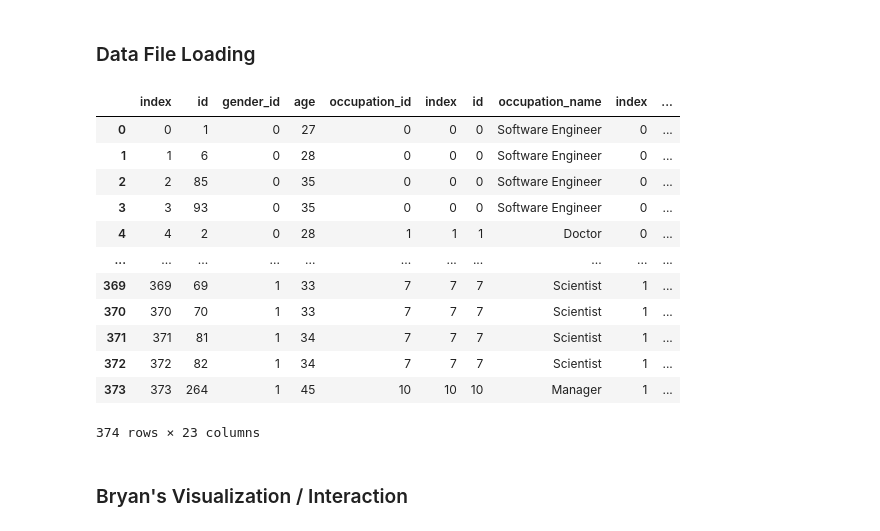
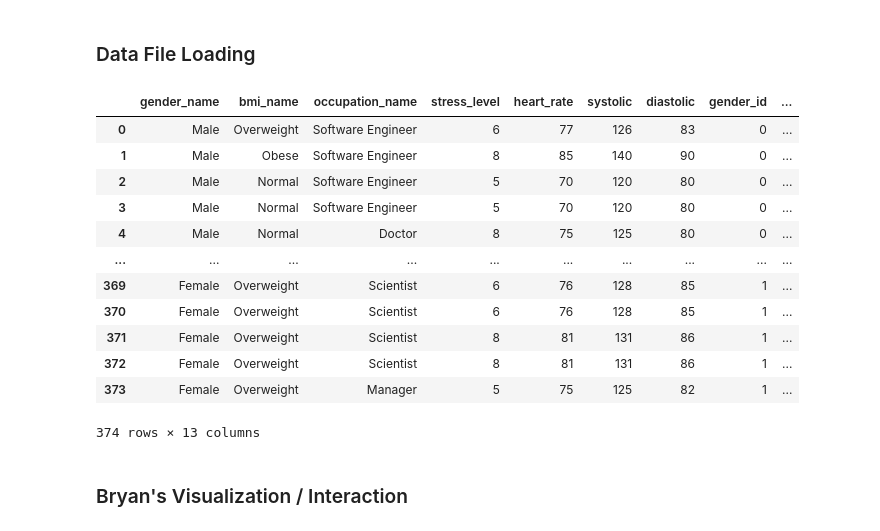
Before and after one commit to reederickson/Project_3, a Jupyter notebook: Master.ipynb, the cells around one changed output. Cells and saved outputs as stored; diff of their text form; code cells hidden in the pictures.

```diff
--- a/Master.ipynb
+++ b/Master.ipynb
@@ -32,30 +32,38 @@ base.prepare(autoload_with=engine)
 # %% [markdown]
 ### Data File Loading
 # %%
-data = pd.read_sql(
-f"SELECT * FROM person AS p \
-    INNER JOIN occupation AS o ON o.id = p.occupation_id\
-    INNER JOIN gender AS g ON p.gender_id = g.id\
-    INNER JOIN health AS h ON h.person_id = p.id\
-    INNER JOIN bmi AS b ON b.id = h.bmi_id",
-    conn
-    )
+data = pd.read_sql('SELECT g.gender_name, b.bmi_name, o.occupation_name, h.stress_level, h.heart_rate, h.systolic, h.diastolic, \
+            p.gender_id, s.sleep_duration, s.sleep_quality, p.age, sd.sleep_disorder_name, s.person_id\
+            FROM person AS p\
+            INNER JOIN sleep AS s\
+            ON s.person_id = p.id\
+            INNER JOIN occupation AS o\
+            ON o.id = p.occupation_id\
+            INNER JOIN gender AS g\
+            ON p.gender_id = g.id\
+            INNER JOIN sleep_disorder AS sd\
+            ON sd.id = s.sleep_disorder_id\
+            INNER JOIN health AS h\
+            ON h.person_id = p.id\
+            INNER JOIN bmi AS b\
+            ON b.id = h.bmi_id',
+            conn)
 
 data
 # %% [output]
-|  | index | id | gender_id | age | occupation_id | index | id | occupation_name | index | ... |
-| 0 | 0 | 1 | 0 | 27 | 0 | 0 | 0 | Software Engineer | 0 | ... |
-| 1 | 1 | 6 | 0 | 28 | 0 | 0 | 0 | Software Engineer | 0 | ... |
-| 2 | 2 | 85 | 0 | 35 | 0 | 0 | 0 | Software Engineer | 0 | ... |
-| 3 | 3 | 93 | 0 | 35 | 0 | 0 | 0 | Software Engineer | 0 | ... |
-| 4 | 4 | 2 | 0 | 28 | 1 | 1 | 1 | Doctor | 0 | ... |
-| ... | ... | ... | ... | ... | ... | ... | ... | ... | ... | ... |
-| 369 | 369 | 69 | 1 | 33 | 7 | 7 | 7 | Scientist | 1 | ... |
-| 370 | 370 | 70 | 1 | 33 | 7 | 7 | 7 | Scientist | 1 | ... |
-| 371 | 371 | 81 | 1 | 34 | 7 | 7 | 7 | Scientist | 1 | ... |
-| 372 | 372 | 82 | 1 | 34 | 7 | 7 | 7 | Scientist | 1 | ... |
-| 373 | 373 | 264 | 1 | 45 | 10 | 10 | 10 | Manager | 1 | ... |
+|  | gender_name | bmi_name | occupation_name | stress_level | heart_rate | systolic | diastolic | gender_id | ... |
+| 0 | Male | Overweight | Software Engineer | 6 | 77 | 126 | 83 | 0 | ... |
+| 1 | Male | Obese | Software Engineer | 8 | 85 | 140 | 90 | 0 | ... |
+| 2 | Male | Normal | Software Engineer | 5 | 70 | 120 | 80 | 0 | ... |
+| 3 | Male | Normal | Software Engineer | 5 | 70 | 120 | 80 | 0 | ... |
+| 4 | Male | Normal | Doctor | 8 | 75 | 125 | 80 | 0 | ... |
+| ... | ... | ... | ... | ... | ... | ... | ... | ... | ... |
+| 369 | Female | Overweight | Scientist | 6 | 76 | 128 | 85 | 1 | ... |
+| 370 | Female | Overweight | Scientist | 6 | 76 | 128 | 85 | 1 | ... |
+| 371 | Female | Overweight | Scientist | 8 | 81 | 131 | 86 | 1 | ... |
+| 372 | Female | Overweight | Scientist | 8 | 81 | 131 | 86 | 1 | ... |
+| 373 | Female | Overweight | Manager | 5 | 75 | 125 | 82 | 1 | ... |
-374 rows × 23 columns
+374 rows × 13 columns
 # %% [markdown]
 ### Bryan's Visualization / Interaction
 # %%
```
Also changed, not shown: parts of 6 cells of this notebook.
